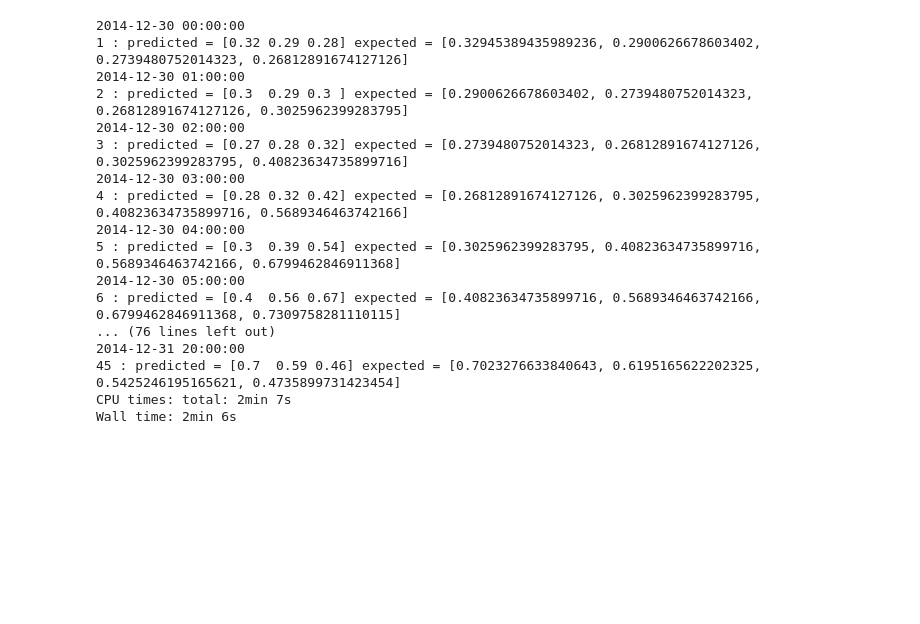
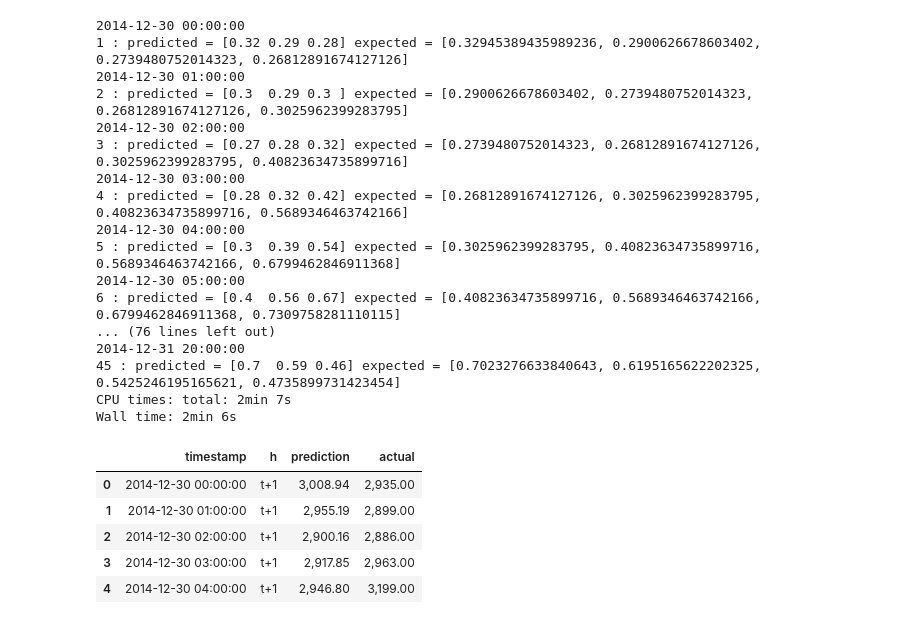
Before and after one commit to jsandtangen/Microsoft-ML-Course, a Jupyter notebook: TimeSeries/ARIMA/notebook.ipynb, the cells around one changed output. Drawn from its saved outputs; the diff is of its cells as text; code cells hidden in the pictures; blank space fills up the shorter version.

```diff
--- a/TimeSeries/ARIMA/notebook.ipynb
+++ b/TimeSeries/ARIMA/notebook.ipynb
@@ -184,3 +184,34 @@ for t in range(test_ts.shape[0]):
 45 : predicted = [0.7  0.59 0.46] expected = [0.7023276633840643, 0.6195165622202325, 0.5425246195165621, 0.4735899731423454]
 CPU times: total: 2min 7s
 Wall time: 2min 6s
+# %%
+h_cols = ['load+' + str(t) for t in range(1, HORIZON + 1)]
+
+eval_df = pd.DataFrame(
+    predictions,
+    columns=['t+' + str(t) for t in range(1, HORIZON + 1)]
+)
+
+eval_df['timestamp'] = test_ts.index
+
+eval_df = pd.melt(
+    eval_df,
+    id_vars='timestamp',
+    value_name='prediction',
+    var_name='h'
+)
+
+eval_df['actual'] = np.array(np.transpose(test_ts[h_cols])).ravel()
+
+eval_df[['prediction', 'actual']] = scaler.inverse_transform(
+    eval_df[['prediction', 'actual']]
+)
+
+eval_df.head()
+# %% [output]
+|  | timestamp | h | prediction | actual |
+| 0 | 2014-12-30 00:00:00 | t+1 | 3,008.94 | 2,935.00 |
+| 1 | 2014-12-30 01:00:00 | t+1 | 2,955.19 | 2,899.00 |
+| 2 | 2014-12-30 02:00:00 | t+1 | 2,900.16 | 2,886.00 |
+| 3 | 2014-12-30 03:00:00 | t+1 | 2,917.85 | 2,963.00 |
+| 4 | 2014-12-30 04:00:00 | t+1 | 2,946.80 | 3,199.00 |
```
